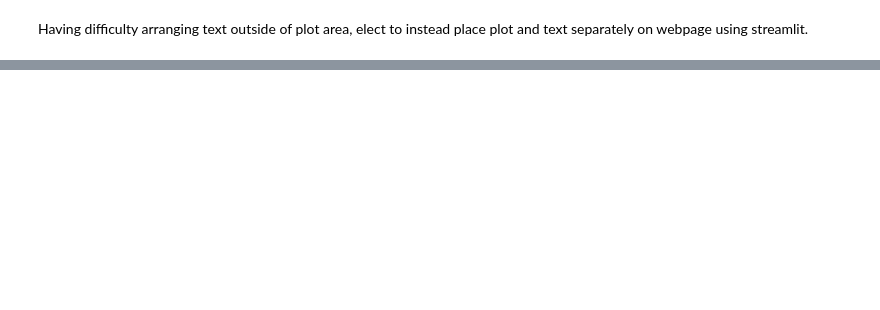
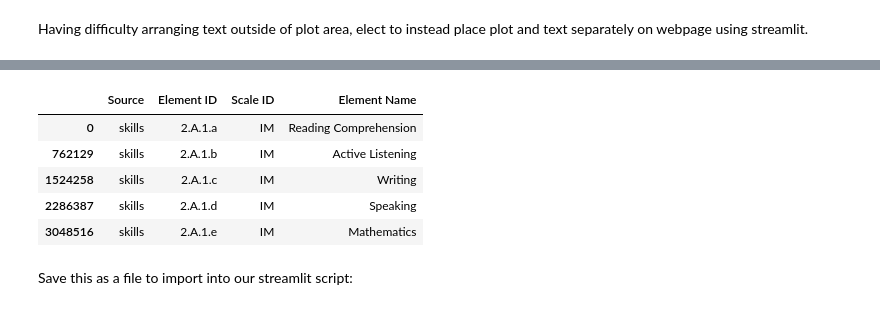
Before and after one commit to jasondetaylor/Occupational_Map_WIP, a Jupyter notebook: Occupational Map.ipynb, the cells around one changed output, grey strips where cells are left out. Cells and saved outputs as stored; diff of their text form; code cells hidden in the pictures; blank space fills up the shorter version.

```diff
--- a/Occupational Map.ipynb
+++ b/Occupational Map.ipynb
@@ -407,0 +432,28 @@ Having difficulty arranging text outside of plot area, elect to instead place pl
+# %%
+# import data to be used as initial selections for user input vector
+user_input_variables = ['knowledge', 'skills']
+#var_df = pd.DataFrame([])
+
+# find metrics from the above datasets that are stil present in our cleaned dataset and store in dict
+for var in user_input_variables:
+    # read in each variable df
+    var_df = pd.read_excel(f'db_28_2_excel/{var}.xlsx')
+    # add in col specifying the metric group
+    var_df['Source'] = var
+    # elect to only use the importance (IM) scale for user input
+    var_df = var_df[var_df['Scale ID'] == 'IM']
+    # find common metrics (element ID, scale ID combos) between each variable df and our cleaned data
+    var_df = pd.merge(var_df, melted_df, how = 'inner', on = ['Element ID', 'Scale ID'])
+    # store only required columns and unique rows
+    var_df = var_df[['Source', 'Element ID', 'Scale ID', 'Element Name']].drop_duplicates()
+# %%
+var_df.head()
+# %% [output]
+|  | Source | Element ID | Scale ID | Element Name |
+| 0 | skills | 2.A.1.a | IM | Reading Comprehension |
+| 762129 | skills | 2.A.1.b | IM | Active Listening |
+| 1524258 | skills | 2.A.1.c | IM | Writing |
+| 2286387 | skills | 2.A.1.d | IM | Speaking |
+| 3048516 | skills | 2.A.1.e | IM | Mathematics |
+# %% [markdown]
+Save this as a file to import into our streamlit script:
```
Also changed, not shown: parts of 14 cells of this notebook.
